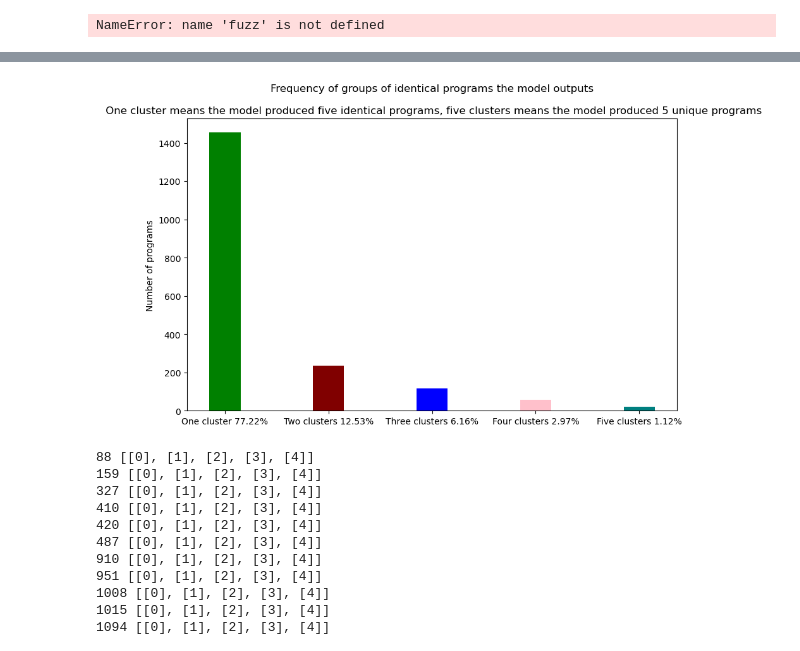
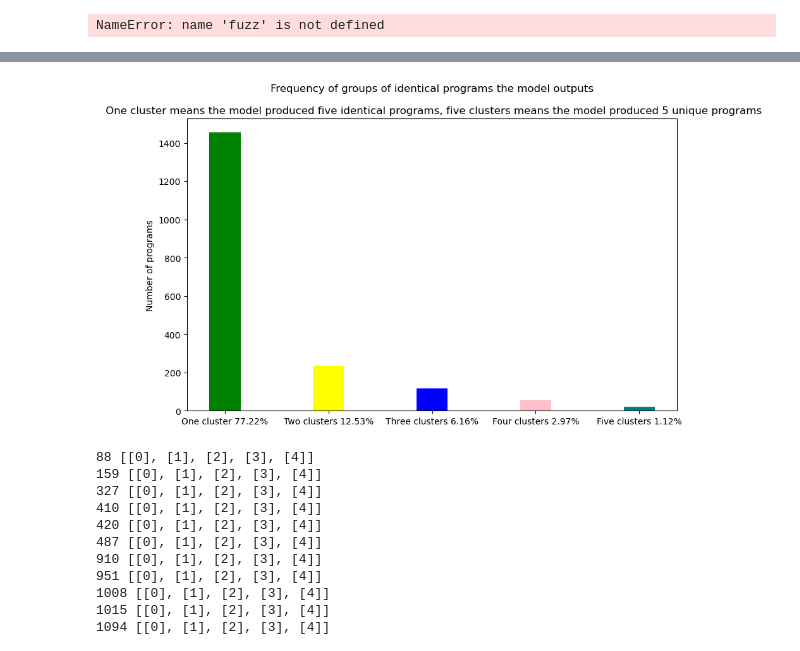
Before and after one commit to AK-Reid/tte, a Jupyter notebook: math-qa-generated-programs-data-analysis.ipynb, the cells around one changed output, grey strips where cells are left out. Drawn from its saved outputs; the diff is of its cells as text; code cells hidden in the pictures.

```diff
--- a/math-qa-generated-programs-data-analysis.ipynb
+++ b/math-qa-generated-programs-data-analysis.ipynb
@@ -6,8 +6,8 @@ import json
 import requests
 from collections import Counter
 # %%
-data_path = "/home/ak/tte/data/sample-data/basline_pass_5_ckpt_12k/generated_program_infos.json" #Linux
-#data_path = "C:\\tte\\data\\sample-data\\basline_pass_5_ckpt_12k\\generated_program_infos.json" #Windows
+#data_path = "/home/ak/tte/data/sample-data/basline_pass_5_ckpt_12k/generated_program_infos.json" #Linux
+data_path = "C:\\tte\\data\\sample-data\\basline_pass_5_ckpt_12k\\generated_program_infos.json" #Windows
 # %%
 json_data = pd.read_json(data_path)
 # %%
@@ -592,24 +592,25 @@ Wall time: 1.26 ms
 # %%
 error_bars = [ cluster_count_list[0], cluster_count_list[1], cluster_count_list[2],cluster_count_list[3], cluster_count_list[4] ]
 
-one_cluster_percentage = round( ( error_bars[0] / sum(error_bars)) * 100, 2)
-two_cluster_percentage = round(( error_bars[1] / sum(error_bars)) * 100, 2)
-three_cluster_percentage = round(( error_bars[2] / sum(error_bars)) * 100, 2)
-four_cluster_percentage = round(( error_bars[3] / sum(error_bars)) * 100, 2)
-five_cluster_percentage = round(( error_bars[4] / sum(error_bars)) * 100, 2)
+one_cluster_percentage = round((error_bars[0] / sum(error_bars)) * 100, 2)
+two_cluster_percentage = round((error_bars[1] / sum(error_bars)) * 100, 2)
+three_cluster_percentage = round((error_bars[2] / sum(error_bars)) * 100, 2)
+four_cluster_percentage = round((error_bars[3] / sum(error_bars)) * 100, 2)
+five_cluster_percentage = round((error_bars[4] / sum(error_bars)) * 100, 2)
 
-labels = [ f"One cluster {one_cluster_percentage}%", f"Two clusters {two_cluster_percentage}%", f"Three clusters {three_cluster_percentage}%", f"Four clusters {four_cluster_percentage}%", f"Five clusters {five_cluster_percentage}%"]
-
+labels = [ f"One cluster {one_cluster_percentage}%", f"Two clusters {two_cluster_percentage}%",
+          f"Three clusters {three_cluster_percentage}%", f"Four clusters {four_cluster_percentage}%",
+          f"Five clusters {five_cluster_percentage}%"]
 
 
 plt.figure(figsize=(10,6))
 plt.title("Frequency of groups of identical programs the model outputs\n\n One cluster means the model produced five identical programs, five clusters means the model produced 5 unique programs")
 plt.ylabel("Number of programs")
-plt.bar(labels, error_bars, color =['green', 'maroon', 'blue', 'pink', 'teal'],
+plt.bar(labels, error_bars, color =['green', 'yellow', 'blue', 'pink', 'teal'],
         width = 0.3)
 plt.show()
 # %% [output]
-[figure, old version]
+[figure, new version]
 # %%
 for i in clusters_dict:
     if(len(clusters_dict[i]) == 5):
```
Also changed, not shown: parts of 5 cells of this notebook, 1 other file.
